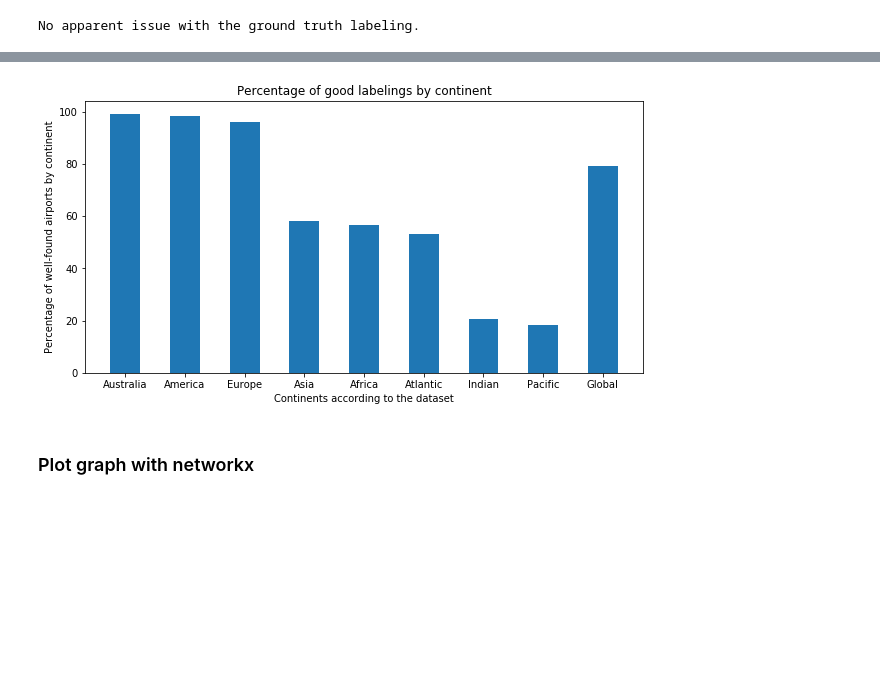
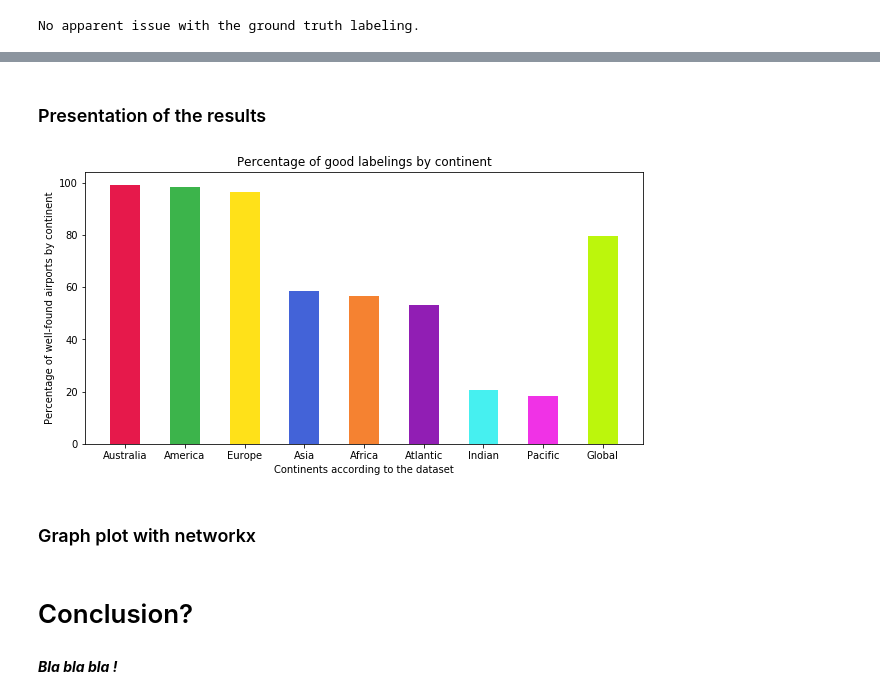
Before and after one commit to AmauV/NTDS, a Jupyter notebook: Project.ipynb, the cells around one changed output, grey strips where cells are left out. Cells and saved outputs as stored; diff of their text form; code cells hidden in the pictures; blank space fills up the shorter version.

Commit message:
Improvement of the code presentation

```diff
--- a/Project.ipynb
+++ b/Project.ipynb
@@ -169,7 +168,5 @@ n_nodes = nodes.shape[0]
 # %%
-#Weighted matrix with heat kernel as weights
-
-sigma = 1751 #1751 = mean distance, sigma is tunable and changes the results
+sigma = 1200 #1751 is the mean distance, sigma is tunable and changes the results. Optimal : 1200
 weighted_matrix_inv = np.zeros((n_nodes, n_nodes))
 
 dists = []
@@ -338,11 +372,12 @@ dic_color = {0: '#e6194b',
 
 labels_bg = labels[bg_indices]
 
-ground_truth = [dic_color[labels_bg[i]] for i in range(len(labels_bg))]
+ground_truth = [dic_color[labels_bg[i]-1] for i in range(len(labels_bg))]
 # %%
 #nan are changed to the color of the nearest neighbour
 
 gt_without_nan = ground_truth.copy()
+labels_without_nan = labels_bg.copy()
 for i in range(len(ground_truth)):
     if gt_without_nan[i] == '#008080': #nan color
         weight = 0
@@ -352,3 +387,8 @@ for i in range(len(ground_truth)):
                 weight = bg_heat[i][j]
                 index_min = j
         gt_without_nan[i] = gt_without_nan[index_min]
+        labels_without_nan[i] = labels_without_nan[index_min]
+
+#Small correction, Pevek (Asia) in Russia is only connected to Moscow (Europe)
+gt_without_nan[2774] = '#ffe119'
+labels_without_nan[2274] = 2
@@ -441,11 +481,10 @@ corr = 0
 #plot nodes
 for i in nodes_bg.iterrows():
     coord = [i[1].Latitude, i[1].Longitude]
-    #folium.CircleMarker( location=coord, radius=1, color=lab_color[j], fill=True).add_to(mapit)
-    folium.CircleMarker( location=coord, radius=1, color=gt_without_nan[j], fill=True).add_to(mapit)
+    folium.CircleMarker( location=coord, radius=1, color=lab_color[j], fill=True).add_to(mapit)
     j += 1
 
-# #plot edges. Comment everything beneath to go faster
+# #plot edges. Comment everything below to go faster
 # coords = np.zeros((max(nodes.index)+1,2))
 # for i in nodes.iterrows():
 #     coords[i[0]] = (i[1].Latitude, i[1].Longitude)
@@ -453,7 +492,8 @@ for i in nodes_bg.iterrows():
 # #plot edges
 # for i in edges.iloc[:].iterrows():
 #     my_edge = [coords[i[1].source_airport_id], coords[i[1].destination_airport_id]]
-#     folium.vector_layers.PolyLine(my_edge, color="black", weight=0.5, opacity=0.5).add_to( mapit )
+#     if i[1].source_airport_id==2931 or i[1].destination_airport_id==2931:
+#         folium.vector_layers.PolyLine(my_edge, color="black", weight=0.5, opacity=0.5).add_to( mapit )
 # %%
 mapit.save('mapit.html')
 # %% [markdown]
@@ -586,14 +609,19 @@ Global score : 79.35 %.
+# %% [markdown]
+### Presentation of the results
 # %%
 #Sort continents by decreasing score
 idx_sc = np.flip(final_score.argsort())
 # %%
+sorted_names = np.array(name_continent)[idx_sc].tolist()+['Global']
+sorted_scores = final_score[idx_sc].tolist()+[mean_score]
+
 plt.figure(figsize=(10,5))
-plt.bar(np.array(name_continent)[idx_sc].tolist()+['Global'], final_score[idx_sc].tolist()+[mean_score], width = 0.5)
+plt.bar(sorted_names, sorted_scores, color=[dic_color[i] for i in range(len(key_city)+1)], width = 0.5)
 plt.xlabel("Continents according to the dataset")
 plt.ylabel("Percentage of well-found airports by continent")
 plt.title("Percentage of good labelings by continent")
 plt.show()
 # %% [output]
-[figure, old version]
+[figure, new version]
 # %% [markdown]
-### Plot graph with networkx
+### Graph plot with networkx
@@ -608,2 +638,6 @@ plt.show()
 # nx.draw_networkx_edges(graph, coords, alpha=0.3)
 # plt.title("Labelled airports");
+# %% [markdown]
+# Conclusion?
+# %% [markdown]
+***Bla bla bla !***
```
Also changed, not shown: parts of 49 cells of this notebook.
